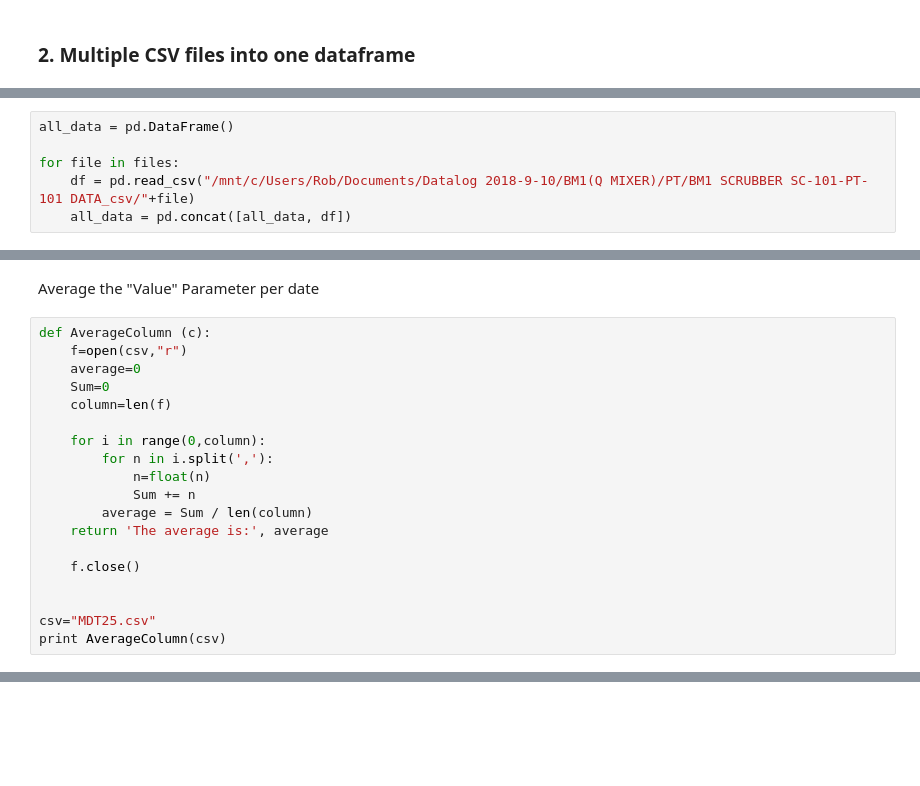
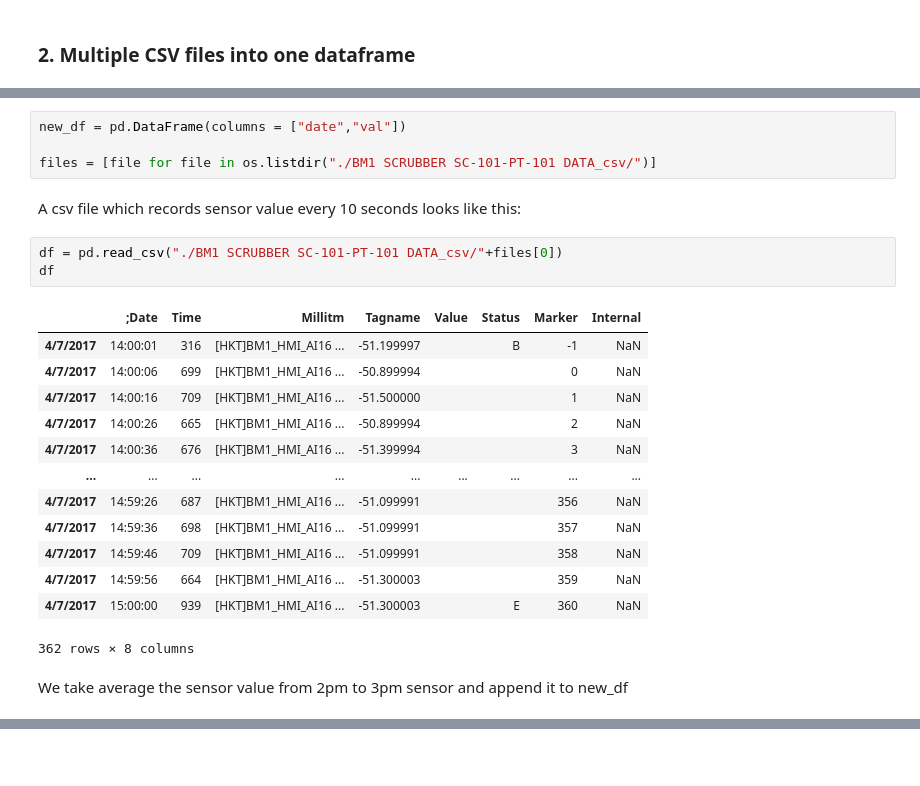
Before and after one commit to alpacapetter/kumho-compiler, a Jupyter notebook: kumho_compiler.ipynb, the cells around one changed output, grey strips where cells are left out. Saved outputs shown, nothing was run; the diff lists cells and outputs as text; blank space fills up the shorter version.

```diff
--- a/kumho_compiler.ipynb
+++ b/kumho_compiler.ipynb
@@ -30,6 +29,0 @@ files = [file for file in os.listdir("/mnt/c/Users/Rob/Documents/Datalog 2018-9-
-# %%
-all_data = pd.DataFrame()
-
-for file in files:
-    df = pd.read_csv("/mnt/c/Users/Rob/Documents/Datalog 2018-9-10/BM1(Q MIXER)/PT/BM1 SCRUBBER SC-101-PT-101 DATA_csv/"+file)
-    all_data = pd.concat([all_data, df])
@@ -57,21 +30,25 @@ all_data.head(1000)
-# %% [markdown]
-Average the "Value" Parameter per date
-# %%
-def AverageColumn (c):
-    f=open(csv,"r")
-    average=0
-    Sum=0
-    column=len(f)
-
-    for i in range(0,column):
-        for n in i.split(','):
-            n=float(n)
-            Sum += n
-        average = Sum / len(column)
-    return 'The average is:', average
-
-    f.close()
-
-
-csv="MDT25.csv"
-print AverageColumn(csv)
+# %%
+new_df = pd.DataFrame(columns = ["date","val"])
+
+files = [file for file in os.listdir("./BM1 SCRUBBER SC-101-PT-101 DATA_csv/")]
+# %% [markdown]
+A csv file which records sensor value every 10 seconds looks like this:
+# %%
+df = pd.read_csv("./BM1 SCRUBBER SC-101-PT-101 DATA_csv/"+files[0])
+df
+# %% [output]
+|  | ;Date | Time | Millitm | Tagname | Value | Status | Marker | Internal |
+| 4/7/2017 | 14:00:01 | 316 | [HKT]BM1_HMI_AI16 ... | -51.199997 |  | B | -1 | NaN |
+| 4/7/2017 | 14:00:06 | 699 | [HKT]BM1_HMI_AI16 ... | -50.899994 |  |  | 0 | NaN |
+| 4/7/2017 | 14:00:16 | 709 | [HKT]BM1_HMI_AI16 ... | -51.500000 |  |  | 1 | NaN |
+| 4/7/2017 | 14:00:26 | 665 | [HKT]BM1_HMI_AI16 ... | -50.899994 |  |  | 2 | NaN |
+| 4/7/2017 | 14:00:36 | 676 | [HKT]BM1_HMI_AI16 ... | -51.399994 |  |  | 3 | NaN |
+| ... | ... | ... | ... | ... | ... | ... | ... | ... |
+| 4/7/2017 | 14:59:26 | 687 | [HKT]BM1_HMI_AI16 ... | -51.099991 |  |  | 356 | NaN |
+| 4/7/2017 | 14:59:36 | 698 | [HKT]BM1_HMI_AI16 ... | -51.099991 |  |  | 357 | NaN |
+| 4/7/2017 | 14:59:46 | 709 | [HKT]BM1_HMI_AI16 ... | -51.099991 |  |  | 358 | NaN |
+| 4/7/2017 | 14:59:56 | 664 | [HKT]BM1_HMI_AI16 ... | -51.300003 |  |  | 359 | NaN |
+| 4/7/2017 | 15:00:00 | 939 | [HKT]BM1_HMI_AI16 ... | -51.300003 |  | E | 360 | NaN |
+362 rows × 8 columns
+# %% [markdown]
+We take average the sensor value from 2pm to 3pm sensor and append it to new_df
```
Also changed, not shown: parts of 9 cells of this notebook, 1 other file.
